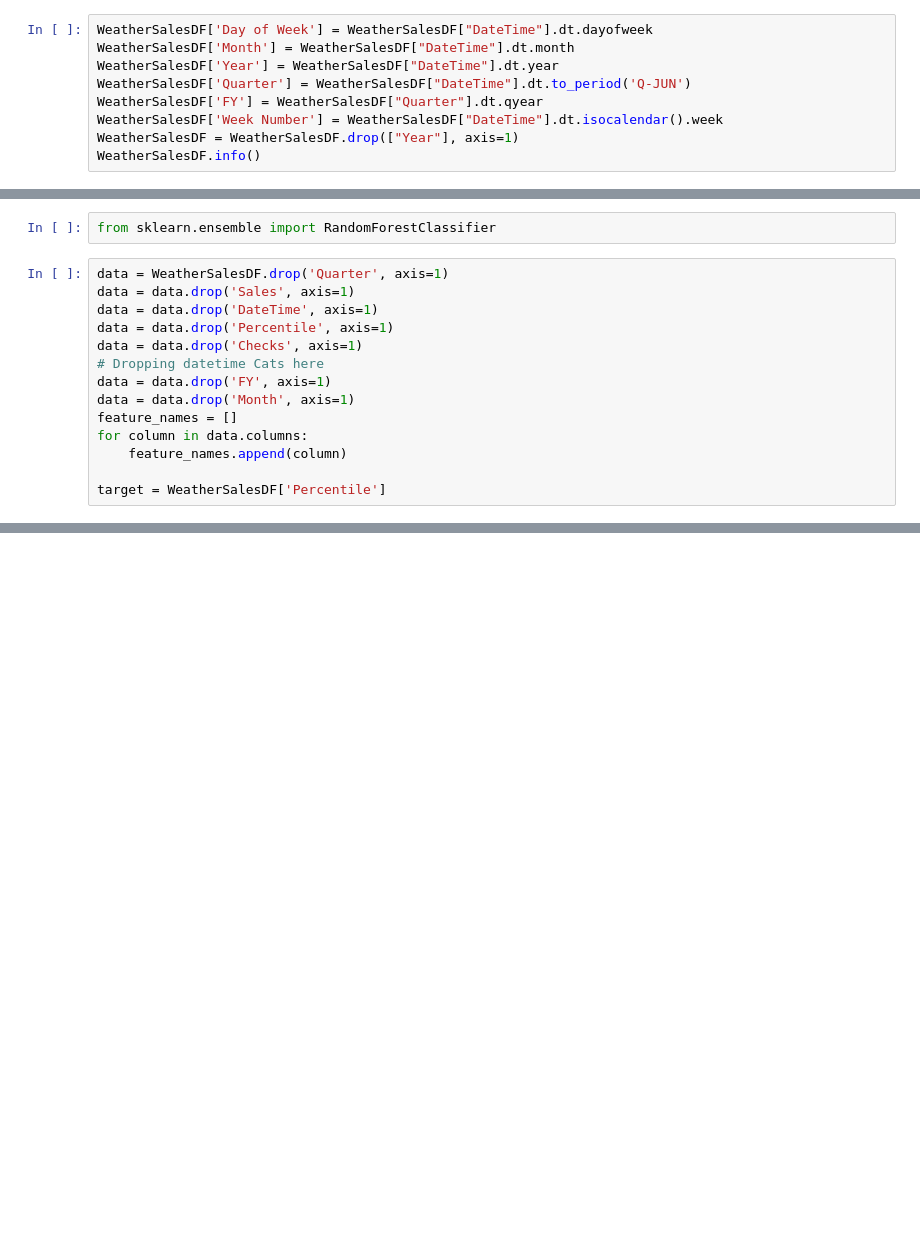
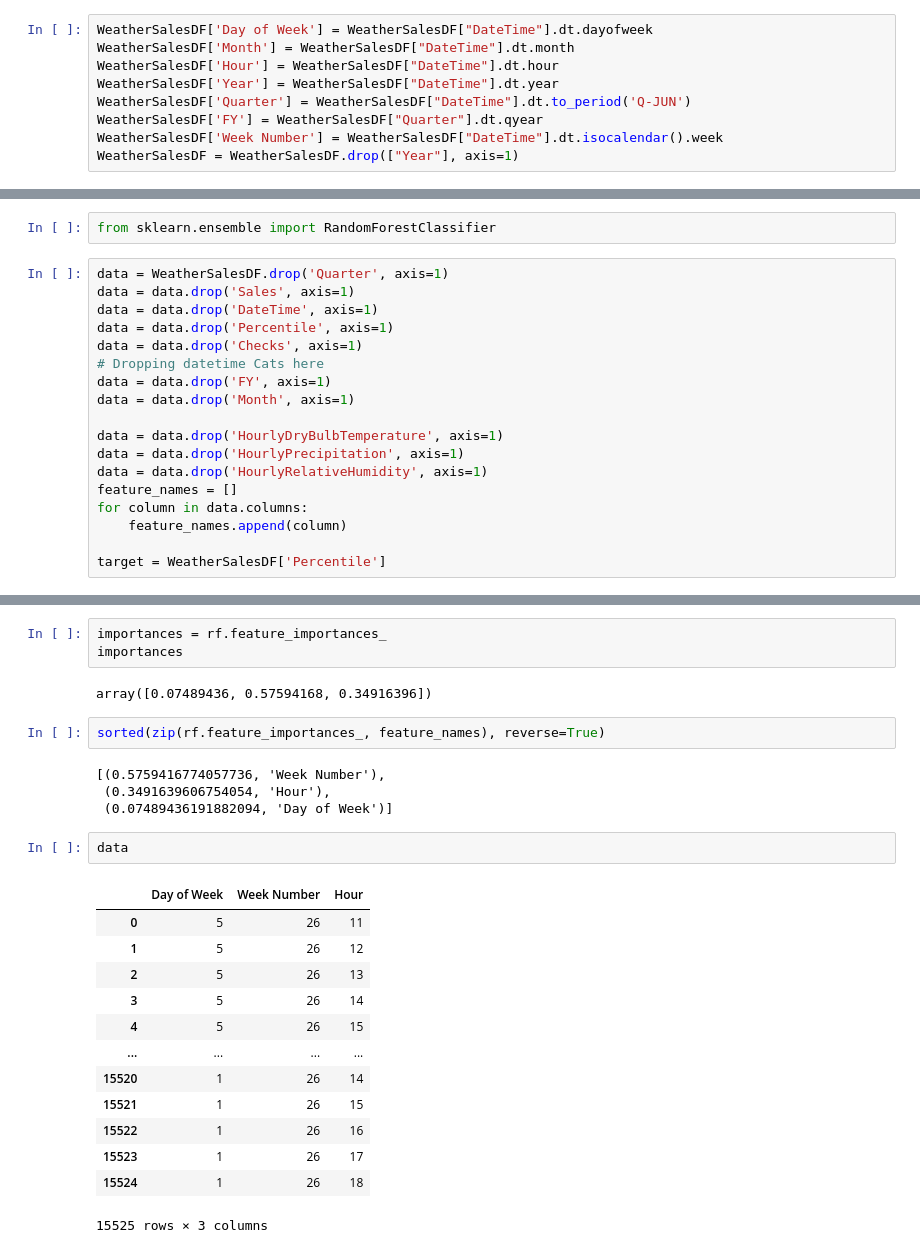
Before and after one commit to eclevela-1234/Business-Metrics, a Jupyter notebook: static/python/HourlyWeatherDataModeling.ipynb, the cells around one changed output, grey strips where cells are left out. Saved outputs shown, nothing was run; the diff lists cells and outputs as text; blank space fills up the shorter version.

```diff
--- a/static/python/HourlyWeatherDataModeling.ipynb
+++ b/static/python/HourlyWeatherDataModeling.ipynb
@@ -119,9 +119,9 @@ memory usage: 849.0 KB
 # %%
 WeatherSalesDF['Day of Week'] = WeatherSalesDF["DateTime"].dt.dayofweek
 WeatherSalesDF['Month'] = WeatherSalesDF["DateTime"].dt.month
+WeatherSalesDF['Hour'] = WeatherSalesDF["DateTime"].dt.hour
 WeatherSalesDF['Year'] = WeatherSalesDF["DateTime"].dt.year
 WeatherSalesDF['Quarter'] = WeatherSalesDF["DateTime"].dt.to_period('Q-JUN')
 WeatherSalesDF['FY'] = WeatherSalesDF["Quarter"].dt.qyear
 WeatherSalesDF['Week Number'] = WeatherSalesDF["DateTime"].dt.isocalendar().week
 WeatherSalesDF = WeatherSalesDF.drop(["Year"], axis=1)
-WeatherSalesDF.info()
@@ -195,6 +176,10 @@ data = data.drop('Checks', axis=1)
 # Dropping datetime Cats here
 data = data.drop('FY', axis=1)
 data = data.drop('Month', axis=1)
+
+data = data.drop('HourlyDryBulbTemperature', axis=1)
+data = data.drop('HourlyPrecipitation', axis=1)
+data = data.drop('HourlyRelativeHumidity', axis=1)
 feature_names = []
 for column in data.columns:
     feature_names.append(column)
@@ -239,0 +223,27 @@ ValueError: Input contains NaN, infinity or a value too large for dtype('float32
+# %%
+importances = rf.feature_importances_
+importances
+# %% [output]
+array([0.07489436, 0.57594168, 0.34916396])
+# %%
+sorted(zip(rf.feature_importances_, feature_names), reverse=True)
+# %% [output]
+[(0.5759416774057736, 'Week Number'),
+ (0.3491639606754054, 'Hour'),
+ (0.07489436191882094, 'Day of Week')]
+# %%
+data
+# %% [output]
+|  | Day of Week | Week Number | Hour |
+| 0 | 5 | 26 | 11 |
+| 1 | 5 | 26 | 12 |
+| 2 | 5 | 26 | 13 |
+| 3 | 5 | 26 | 14 |
+| 4 | 5 | 26 | 15 |
+| ... | ... | ... | ... |
+| 15520 | 1 | 26 | 14 |
+| 15521 | 1 | 26 | 15 |
+| 15522 | 1 | 26 | 16 |
+| 15523 | 1 | 26 | 17 |
+| 15524 | 1 | 26 | 18 |
+15525 rows × 3 columns
```
Also changed, not shown: parts of 19 cells of this notebook, 1 other file.
